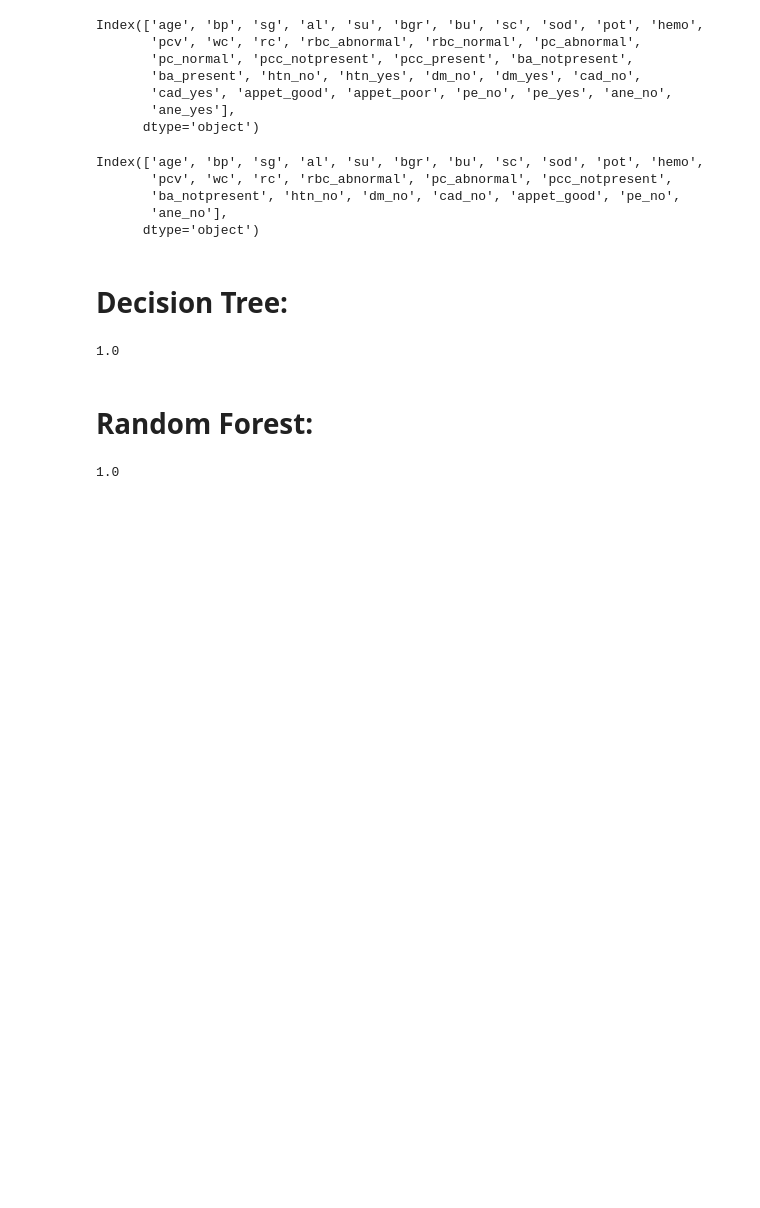
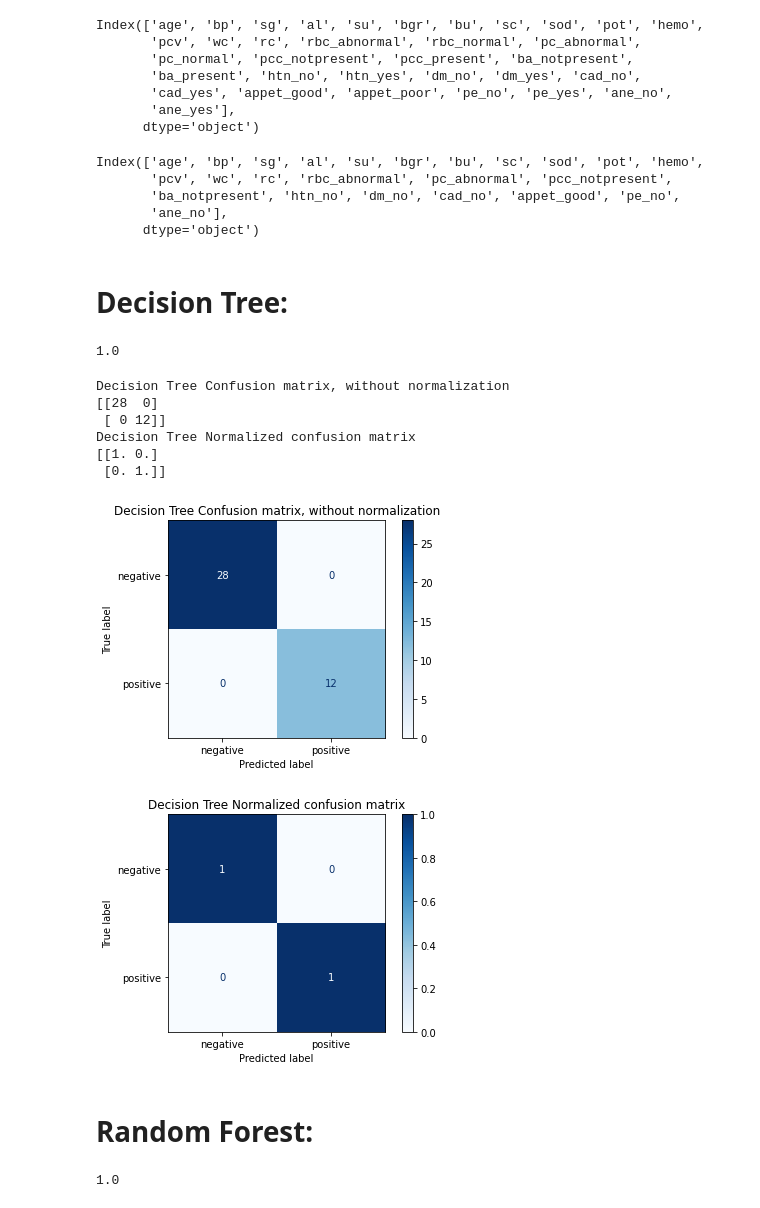
Before and after one commit to trevorguleserian/FinalProject, a Jupyter notebook: KidneyFailue.ipynb, the cells around one changed output. Cells and saved outputs as stored; diff of their text form; code cells hidden in the pictures; blank space fills up the shorter version.

```diff
--- a/KidneyFailue.ipynb
+++ b/KidneyFailue.ipynb
@@ -82,6 +80,32 @@ clf = clf.fit(X_train, y_train)
 clf.score(X_test, y_test)
 # %% [output]
 1.0
+# %%
+np.set_printoptions(precision=2)
+
+# Plot non-normalized confusion matrix
+titles_options = [("Decision Tree Confusion matrix, without normalization", None),
+                  ("Decision Tree Normalized confusion matrix", 'true')]
+for title, normalize in titles_options:
+    disp = plot_confusion_matrix(clf, X_test, y_test,
+                                 display_labels=target_names,
+                                 cmap=plt.cm.Blues,
+                                 normalize=normalize)
+    disp.ax_.set_title(title)
+
+    print(title)
+    print(disp.confusion_matrix)
+
+plt.show()
+# %% [output]
+Decision Tree Confusion matrix, without normalization
+[[28  0]
+ [ 0 12]]
+Decision Tree Normalized confusion matrix
+[[1. 0.]
+ [0. 1.]]
+[figure, added]
+[figure, added]
 # %% [markdown]
 # Random Forest:
 # %%
```
Also changed, not shown: parts of 17 cells of this notebook.
